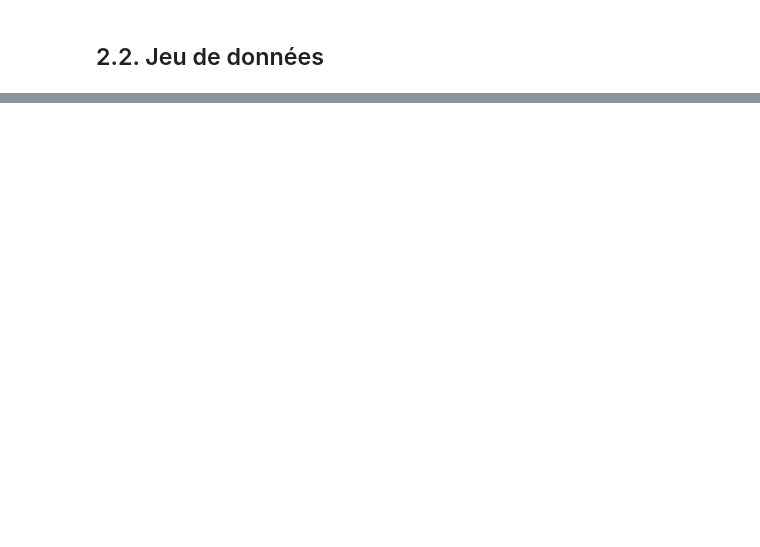
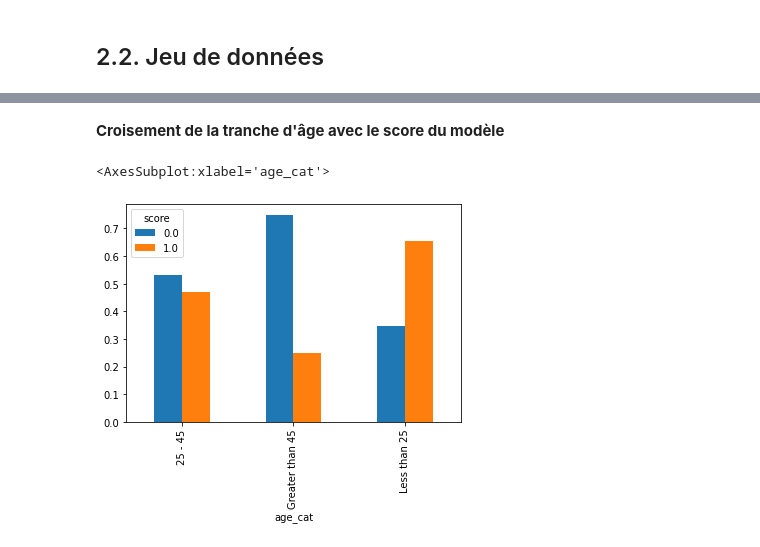
Before and after one commit to chsafouane/aequitas_disc, a Jupyter notebook: notebooks/00_aequitas_presentation.ipynb, the cells around one changed output, grey strips where cells are left out. Saved outputs shown, nothing was run; the diff lists cells and outputs as text; code cells hidden in the pictures; blank space fills up the shorter version.

```diff
--- a/notebooks/00_aequitas_presentation.ipynb
+++ b/notebooks/00_aequitas_presentation.ipynb
@@ -81,0 +128,11 @@ from aequitas.plotting import Plot
+# %% [markdown]
+**Croisement de la tranche d'âge avec le score du modèle**
+# %%
+# Croisement Tranche d'âge - Score du modèle
+(
+    pd.crosstab(df_compas.age_cat, df_compas.score, normalize="index")
+    .plot.bar()
+)
+# %% [output]
+<AxesSubplot:xlabel='age_cat'>
+[figure, added]
```
Also changed, not shown: parts of 11 cells of this notebook, 1 other file.
